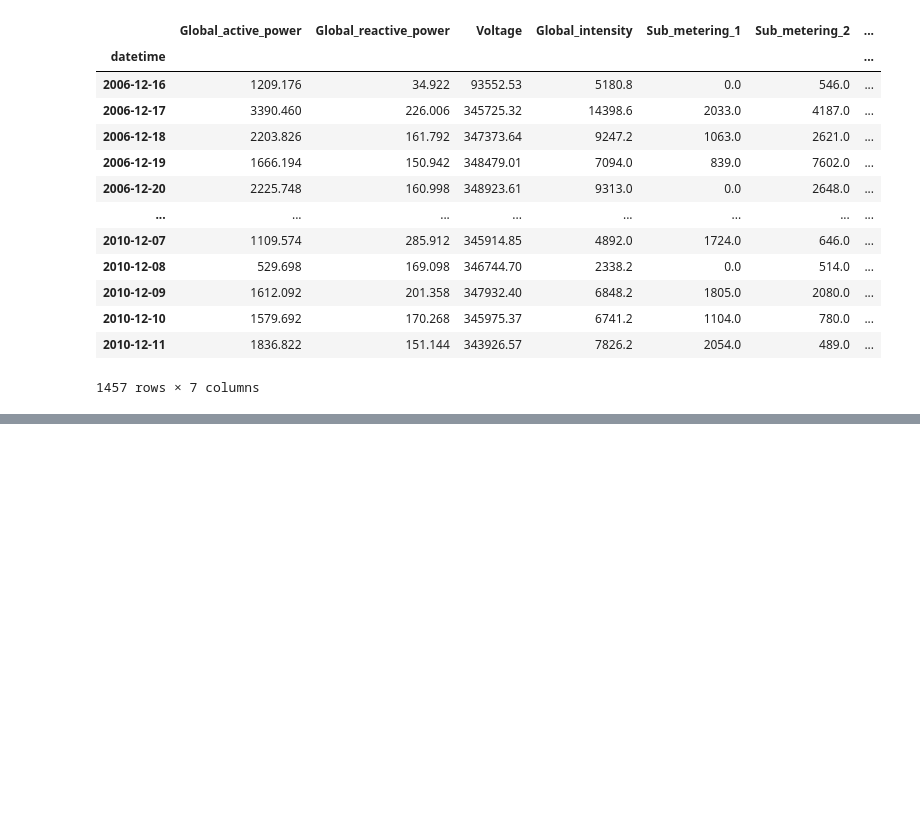
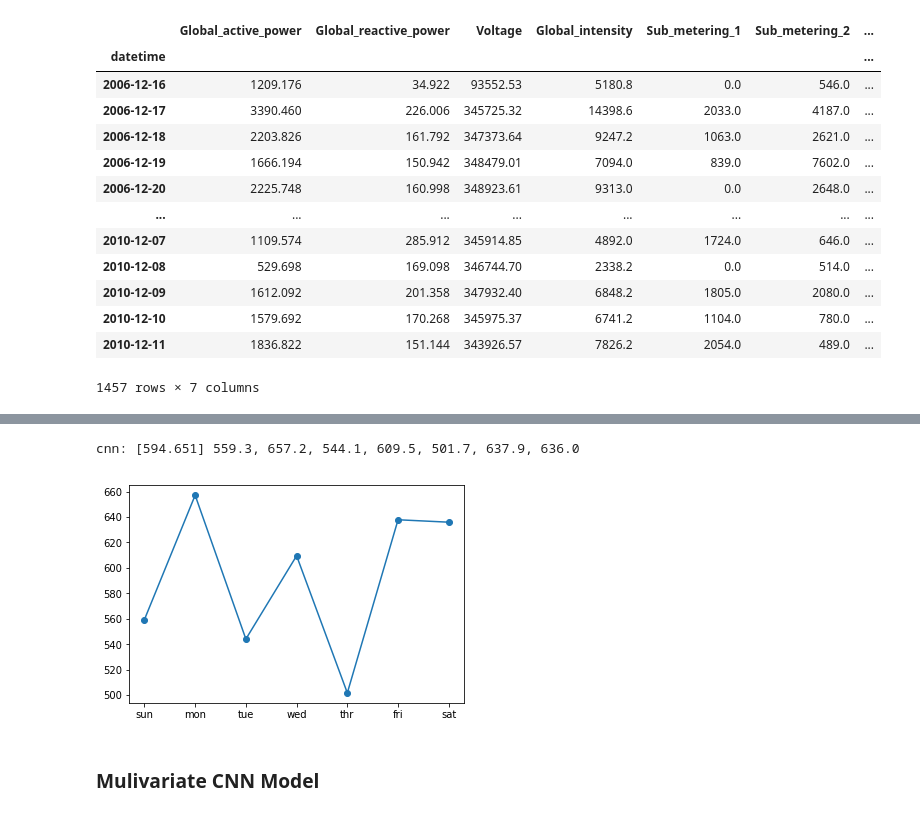
Before and after one commit to swetambers/energy_usage_data, a Jupyter notebook: 4. CNNs for Energy Usage Forecasting.ipynb, the cells around one changed output, grey strips where cells are left out. Cells and saved outputs as stored; diff of their text form; code cells hidden in the pictures; blank space fills up the shorter version.

```diff
--- a/4. CNNs for Energy Usage Forecasting.ipynb
+++ b/4. CNNs for Energy Usage Forecasting.ipynb
@@ -91,0 +254,17 @@ daily_groups
+# %%
+# split into train and test
+train, test = split_dataset(daily_groups.values)
+# evaluate model and get scores
+n_input = 14
+score, scores = evaluate_model(train, test, n_input, epochs=20)
+# summarize scores
+summarize_scores('cnn', score, scores)
+# plot scores
+days = ['sun', 'mon', 'tue', 'wed', 'thr', 'fri', 'sat']
+plt.plot(days, scores, marker='o', label='cnn')
+plt.show()
+# %% [output]
+cnn: [594.651] 559.3, 657.2, 544.1, 609.5, 501.7, 637.9, 636.0
+[figure, added]
+# %% [markdown]
+### Mulivariate CNN Model
```
Also changed, not shown: parts of 17 cells of this notebook, 3 other files.
